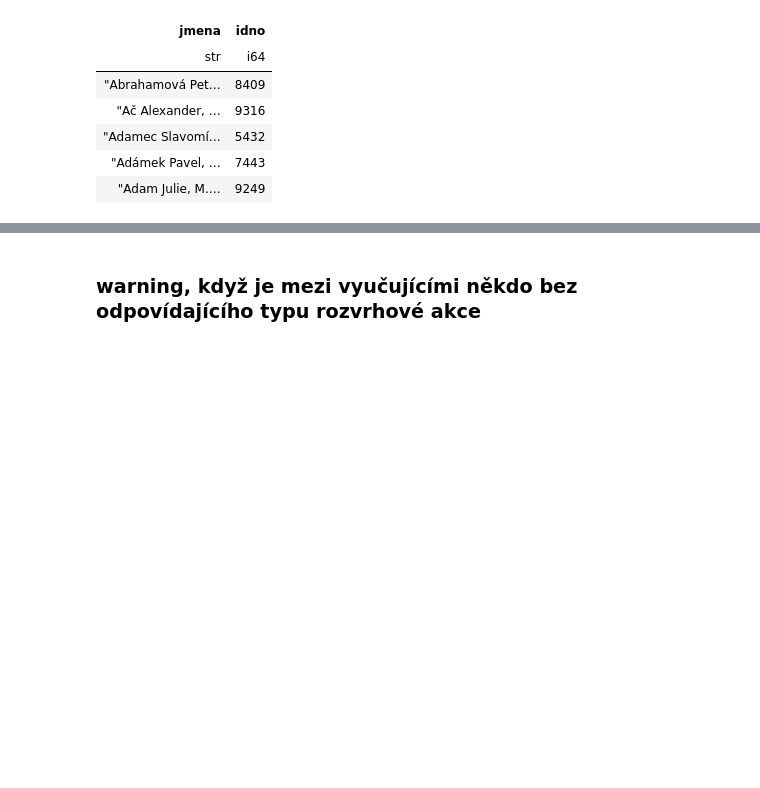
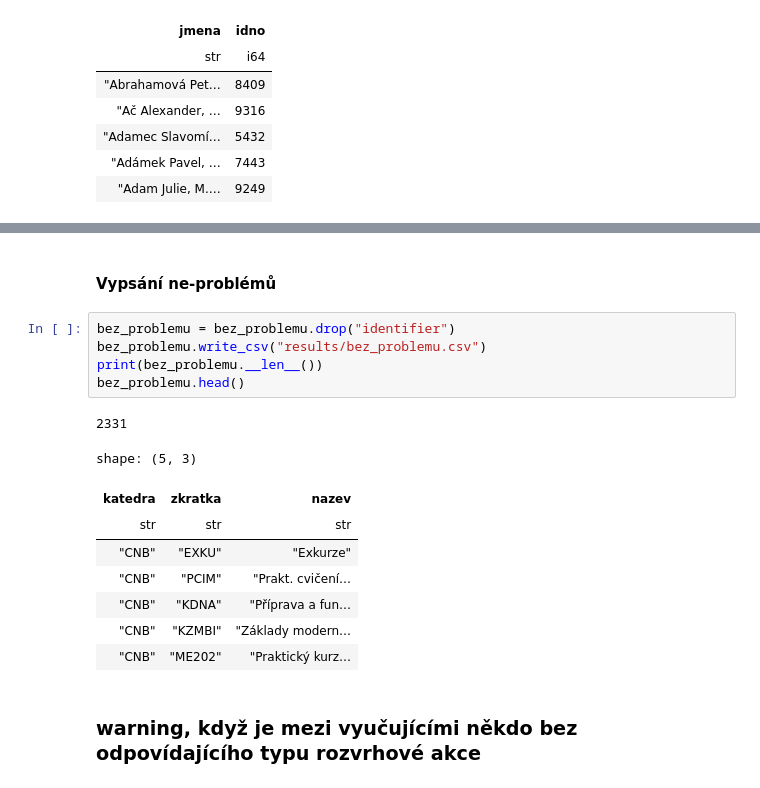
Before and after one commit to MFVS/kontrola-rozvrhu-extended, a Jupyter notebook: stag_bombator1.1.b1.ipynb, the cells around one changed output, grey strips where cells are left out. Saved outputs shown, nothing was run; the diff lists cells and outputs as text; blank space fills up the shorter version.

```diff
--- a/stag_bombator1.1.b1.ipynb
+++ b/stag_bombator1.1.b1.ipynb
@@ -453,6 +427,23 @@ shape: (1, 69)
 | katedra | zkratka | rok | nazev | nazevDlouhy | vyukaZS | vyukaLS | kreditu | viceZapis | minObsazeni | garanti | ... |
 | str | str | i64 | str | str | str | str | i64 | str | str | str | ... |
 | "KI" | "KTZI2" | 2023 | "Teoretické zák… | "Teoretické zák… | "N" | "A" | 3 | "NE" | "" | "'RNDr. Martin … | ... |
+# %% [markdown]
+#### Vypsání ne-problémů
+# %%
+bez_problemu = bez_problemu.drop("identifier")
+bez_problemu.write_csv("results/bez_problemu.csv")
+print(bez_problemu.__len__())
+bez_problemu.head()
+# %% [output]
+2331
+shape: (5, 3)
+| katedra | zkratka | nazev |
+| str | str | str |
+| "CNB" | "EXKU" | "Exkurze" |
+| "CNB" | "PCIM" | "Prakt. cvičení… |
+| "CNB" | "KDNA" | "Příprava a fun… |
+| "CNB" | "KZMBI" | "Základy modern… |
+| "CNB" | "ME202" | "Praktický kurz… |
 # %% [markdown]
 ### warning, když je mezi vyučujícími někdo bez odpovídajícího typu rozvrhové akce
 # %% [markdown]
```
Also changed, not shown: parts of 20 cells of this notebook, 24 other files.
